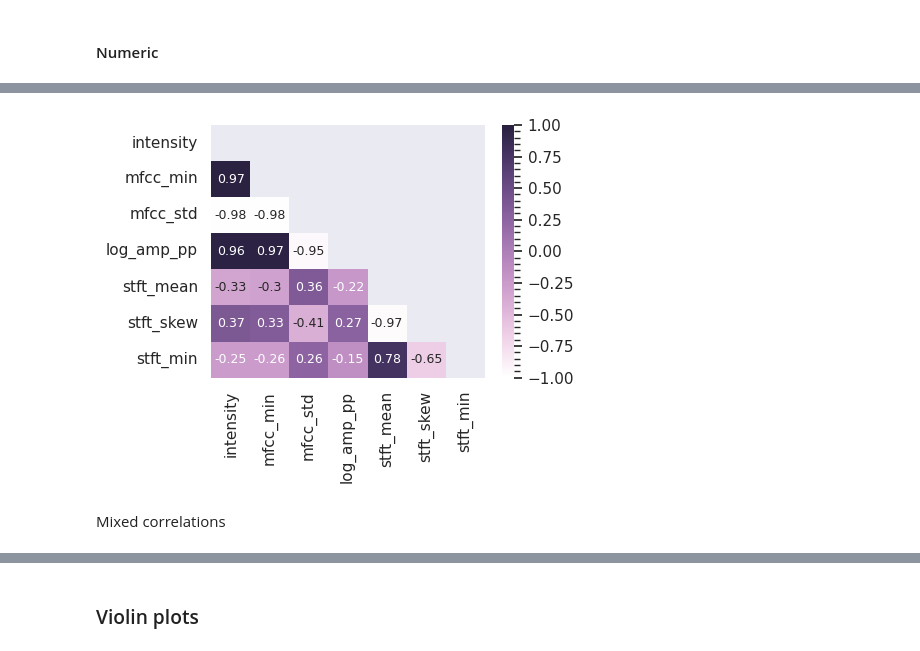
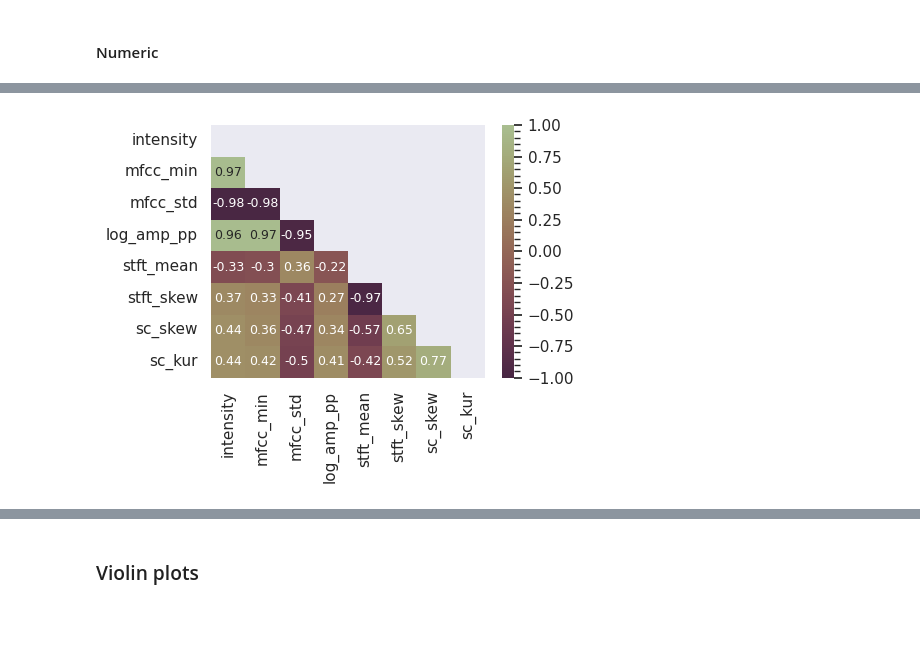
Before and after one commit to djanloo/dynamiting, a Jupyter notebook: UNDERSTANDING/data_understanding.ipynb, the cells around one changed output, grey strips where cells are left out. Saved outputs shown, nothing was run; the diff lists cells and outputs as text; code cells hidden in the pictures; blank space fills up the shorter version.

```diff
--- a/UNDERSTANDING/data_understanding.ipynb
+++ b/UNDERSTANDING/data_understanding.ipynb
@@ -21,6 +21,8 @@ import matplotlib as mpl
 
 # Sets default font
 mpl.rcParams['font.size'] = 9.0
+mpl.rcParams['font.family'] = "sans-serif"
+
 
 import seaborn as sns
 sns.set()
@@ -264,11 +266 @@ stft
 [figure]
-# %%
-from sklearn.preprocessing import MinMaxScaler
-sns.set_style("dark")
-s = MinMaxScaler()
-x,y = s.fit_transform(df[["sc_mean", "sc_min"]]).T
-is_zero = (y==0)
-tmp_df = pd.DataFrame(dict(sc_mean=x, sc_min=y, is_zero=is_zero))
-
-sns.jointplot(data=tmp_df, x="sc_mean", y="sc_min", hue="is_zero", height=5)
-plt.savefig("images/patological_sc.pdf")
@@ -990,7 +779,7 @@ Y=df[["sc_min", "stft_min"]].values
 # Because the model works better in log scale (exponentially distributed data are not
 # well fitted with a linear model)
 
-Y[correct,1] = np.log(Y[correct,1])
+Y[correct,1] = np.log10(Y[correct,1])
 
 model=LinearRegression()
 
@@ -1002,7 +791,7 @@ Y_estimated=model.predict(X[patological])
 corrected_dataset = df.copy()
 corrected_dataset.sc_min.loc[patological] = Y_estimated[:,0]
 corrected_dataset.stft_min.loc[patological] = Y_estimated[:,1]
-corrected_dataset.stft_min.loc[correct] =  np.log(corrected_dataset.stft_min.loc[correct])
+corrected_dataset.stft_min.loc[correct] =  np.log10(corrected_dataset.stft_min.loc[correct])
 # %% [output]
 There are 1021 patological samples
 A value is trying to be set on a copy of a slice from a DataFrame
@@ -1155,0 +983,14 @@ plt.savefig("images/classificator_precision_actor.pdf")
+# %%
+missing = df[quantitative_features].loc[df.vocal_channel.isna()]
+classified = df[quantitative_features].loc[np.logical_not(df.vocal_channel.isna())]
+labels = pd.Categorical(df.vocal_channel.loc[np.logical_not(df.vocal_channel.isna())])
+label_map = dict(np.array([np.unique(labels.codes), np.unique(labels)]).T)
+
+neigh = KNeighborsClassifier(n_neighbors=7, weights="distance")
+neigh.fit(classified, labels.codes)
+predicted = neigh.predict(missing)
+pred_labels = np.vectorize(label_map.get)(predicted)
+filled_df = df.copy()
+filled_df.vocal_channel.loc[df.vocal_channel.isna()] = pred_labels
+df = filled_df.copy()
+print(df.vocal_channel.isna().sum())
@@ -1208,18 +1036,16 @@ sns.heatmap(corr, mask=mask, cmap=cmap, vmin=-1, vmax=1, center=0,
 # %%
 supp_df = df.copy()
 
 # sns.pairplot(supp_df[["stft_mean", "stft_skew"]])
 supp_df.corr(method="pearson")["stft_mean"]["stft_skew"]
 
-supp_df = df[["intensity", "mfcc_min", "mfcc_std", "log_amp_pp", "stft_mean", "stft_skew", "stft_min"]]
-cmap=sns.cubehelix_palette(rot=.2, light=1, as_cmap=True)
+supp_df = df[["intensity", "mfcc_min", "mfcc_std", "log_amp_pp", "stft_mean", "stft_skew", "sc_skew", "sc_kur"]]
+cmap=sns.cubehelix_palette(rot=.8, light=.7, dark=0.2, hue=0.7, as_cmap=True, reverse=True)
 
 mask = np.triu(np.ones_like(supp_df.corr(method="spearman"), dtype=bool))
 fig,ax = plt.subplots(figsize=(5,4))
 sns.heatmap(supp_df.corr(method="spearman"),  vmin=-1, vmax=1, cmap=cmap, annot=True, annot_kws=dict(size=9), mask=mask, ax=ax)
 plt.tight_layout()
 plt.savefig("images/higly_correlated_numeric.pdf")
 # %% [output]
-[figure, old version]
+[figure, new version]
-# %% [markdown]
-Mixed correlations
```
Also changed, not shown: parts of 52 cells of this notebook, 40 other files.
